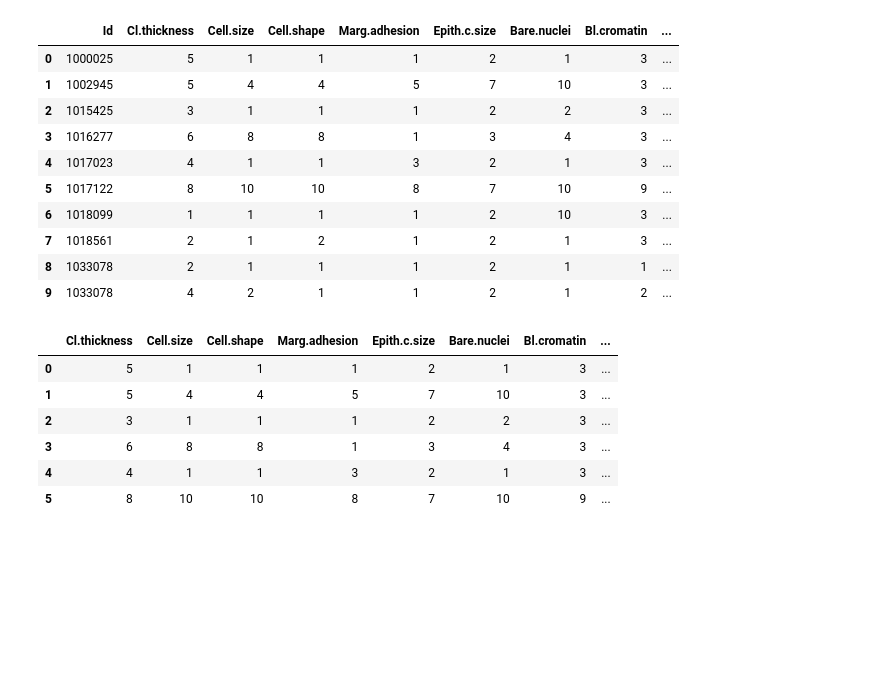
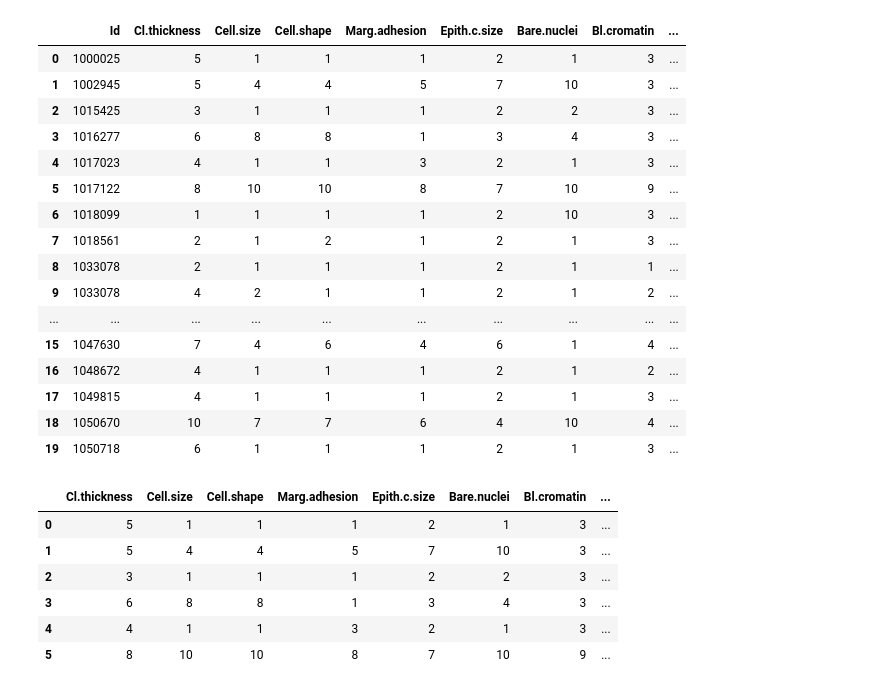
Before and after one commit to mirekphd/Machine-Learning-in-TabPy, a Jupyter notebook: BreastCancerExample.ipynb, the cells around one changed output. Drawn from its saved outputs; the diff is of its cells as text; code cells hidden in the pictures; blank space fills up the shorter version.

```diff
--- a/BreastCancerExample.ipynb
+++ b/BreastCancerExample.ipynb
@@ -15,26 +15,32 @@ from tabpy.tabpy_tools.client import Client
 # %%
 # Breast Cancer dataset
 # Citation: Dr. William H. Wolberg, University of Wisconsin Hospitals, Madison
 # https://archive.ics.uci.edu/ml/datasets/Breast+Cancer+Wisconsin+(Original)
 
 # Read the dataset (Note that the CSV provided for this demo has rows with the missing data removed)
 # df =  pd.read_csv('/users/bberan/breastcancer.csv', header=0)
 df =  pd.read_csv('/home/jovyan/data/breast-cancer/breastcancer.csv', header=0)
 
 # Take a look at the structure of the file
-df.head(n=10)
+df.head(20)
 # %% [output]
 |  | Id | Cl.thickness | Cell.size | Cell.shape | Marg.adhesion | Epith.c.size | Bare.nuclei | Bl.cromatin | ... |
 | 0 | 1000025 | 5 | 1 | 1 | 1 | 2 | 1 | 3 | ... |
 | 1 | 1002945 | 5 | 4 | 4 | 5 | 7 | 10 | 3 | ... |
 | 2 | 1015425 | 3 | 1 | 1 | 1 | 2 | 2 | 3 | ... |
 | 3 | 1016277 | 6 | 8 | 8 | 1 | 3 | 4 | 3 | ... |
 | 4 | 1017023 | 4 | 1 | 1 | 3 | 2 | 1 | 3 | ... |
 | 5 | 1017122 | 8 | 10 | 10 | 8 | 7 | 10 | 9 | ... |
 | 6 | 1018099 | 1 | 1 | 1 | 1 | 2 | 10 | 3 | ... |
 | 7 | 1018561 | 2 | 1 | 2 | 1 | 2 | 1 | 3 | ... |
 | 8 | 1033078 | 2 | 1 | 1 | 1 | 2 | 1 | 1 | ... |
 | 9 | 1033078 | 4 | 2 | 1 | 1 | 2 | 1 | 2 | ... |
+| ... | ... | ... | ... | ... | ... | ... | ... | ... | ... |
+| 15 | 1047630 | 7 | 4 | 6 | 4 | 6 | 1 | 4 | ... |
+| 16 | 1048672 | 4 | 1 | 1 | 1 | 2 | 1 | 2 | ... |
+| 17 | 1049815 | 4 | 1 | 1 | 1 | 2 | 1 | 3 | ... |
+| 18 | 1050670 | 10 | 7 | 7 | 6 | 4 | 10 | 4 | ... |
+| 19 | 1050718 | 6 | 1 | 1 | 1 | 2 | 1 | 3 | ... |
 # %%
 # Drop Id column not used in analysis
 df.drop(['Id'], 1, inplace=True)
```
Also changed, not shown: parts of 7 cells of this notebook.
